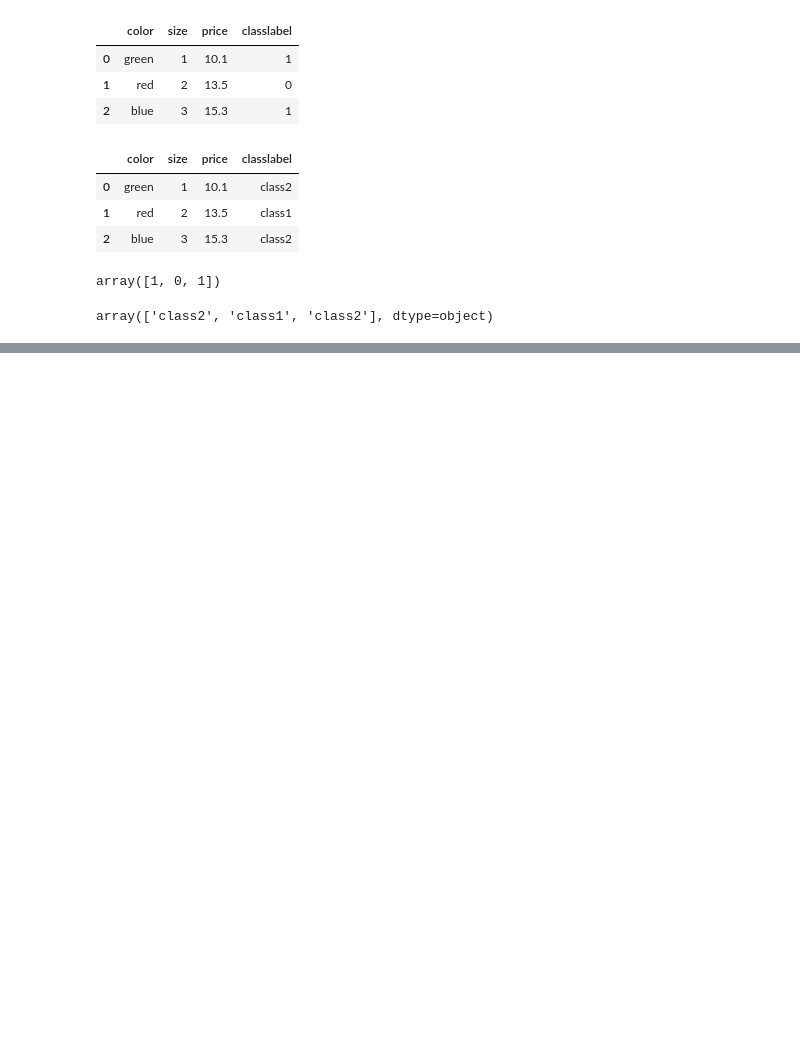
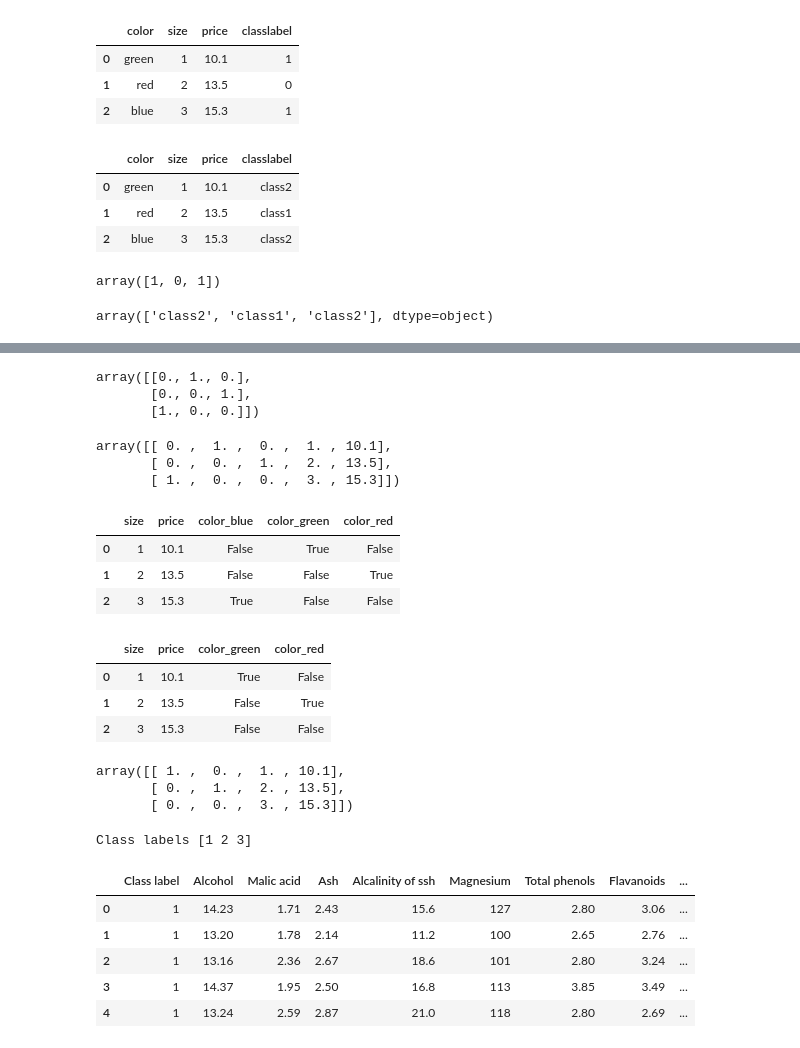
Before and after one commit to GrantMelvin/Machine-Learning, a Jupyter notebook: Chapter 4/Models.ipynb, the cells around one changed output, grey strips where cells are left out. Drawn from its saved outputs; the diff is of its cells as text; code cells hidden in the pictures; blank space fills up the shorter version.

```diff
--- a/Chapter 4/Models.ipynb
+++ b/Chapter 4/Models.ipynb
@@ -153,0 +164,73 @@ array(['class2', 'class1', 'class2'], dtype=object)
+# %%
+# Using a one-hot encoder where the blue green and red values are binary so that we do not assume order
+from sklearn.preprocessing import OneHotEncoder
+X = df2[['color', 'size', 'price']].values
+color_one = OneHotEncoder()
+color_one.fit_transform(X[:,0].reshape(-1,1)).toarray()
+# %% [output]
+array([[0., 1., 0.],
+       [0., 0., 1.],
+       [1., 0., 0.]])
+# %%
+# Combining the one hot encoder with the other features, size and price
+from sklearn.compose import ColumnTransformer
+X = df2[['color', 'size', 'price']].values
+c_transf = ColumnTransformer([
+    ('onehot', OneHotEncoder(), [0]),
+    ('nothing', 'passthrough', [1,2])
+])
+c_transf.fit_transform(X).astype(float)
+# %% [output]
+array([[ 0. ,  1. ,  0. ,  1. , 10.1],
+       [ 0. ,  0. ,  1. ,  2. , 13.5],
+       [ 1. ,  0. ,  0. ,  3. , 15.3]])
+# %%
+# ...just a much easier way of doing this?
+# I mean oh my god why did I just hard code this?
+pd.get_dummies(df2[['color', 'size', 'price']])
+# %% [output]
+|  | size | price | color_blue | color_green | color_red |
+| 0 | 1 | 10.1 | False | True | False |
+| 1 | 2 | 13.5 | False | False | True |
+| 2 | 3 | 15.3 | True | False | False |
+# %%
+# Reduces correlation between columns
+# If we have a 0 for red and green, we can assume that we will have a 1 for blue
+pd.get_dummies(df2[['color', 'size', 'price']], drop_first=True)
+# %% [output]
+|  | size | price | color_green | color_red |
+| 0 | 1 | 10.1 | True | False |
+| 1 | 2 | 13.5 | False | True |
+| 2 | 3 | 15.3 | False | False |
+# %%
+# Dropping the first through a column transformer
+# This column would be considered a "redundent column" because we are not actually gaining any information from it
+color_ohe = OneHotEncoder(categories='auto', drop='first')
+c_transf = ColumnTransformer([
+    ('onehot', color_ohe, [0]),
+    ('nothing', 'passthrough', [1,2])
+])
+c_transf.fit_transform(X).astype(float)
+# %% [output]
+array([[ 1. ,  0. ,  1. , 10.1],
+       [ 0. ,  1. ,  2. , 13.5],
+       [ 0. ,  0. ,  3. , 15.3]])
+# %%
+# Using the wine dataset
+df_wine = pd.read_csv('https://archive.ics.uci.edu/'
+                                        'ml/machine-learning-databases/'
+                                         'wine/wine.data', header=None)
+# %%
+# Defining the column headings and showing the unique class labels and first 5 entries of the DF
+df_wine.columns = ['Class label', 'Alcohol', 'Malic acid', 'Ash', 'Alcalinity of ssh', 'Magnesium', 'Total phenols', 'Flavanoids', 'Nonflavanoid phenols',
+                                  'Proanthocyanins', 'Color intensity', 'Hue', 'OD280/OD315 of diluted wines', 'Proline']
+print('Class labels', np.unique(df_wine['Class label']))
+df_wine.head()
+# %% [output]
+Class labels [1 2 3]
+|  | Class label | Alcohol | Malic acid | Ash | Alcalinity of ssh | Magnesium | Total phenols | Flavanoids | ... |
+| 0 | 1 | 14.23 | 1.71 | 2.43 | 15.6 | 127 | 2.80 | 3.06 | ... |
+| 1 | 1 | 13.20 | 1.78 | 2.14 | 11.2 | 100 | 2.65 | 2.76 | ... |
+| 2 | 1 | 13.16 | 2.36 | 2.67 | 18.6 | 101 | 2.80 | 3.24 | ... |
+| 3 | 1 | 14.37 | 1.95 | 2.50 | 16.8 | 113 | 3.85 | 3.49 | ... |
+| 4 | 1 | 13.24 | 2.59 | 2.87 | 21.0 | 118 | 2.80 | 2.69 | ... |
```
Also changed, not shown: parts of 4 cells of this notebook.
